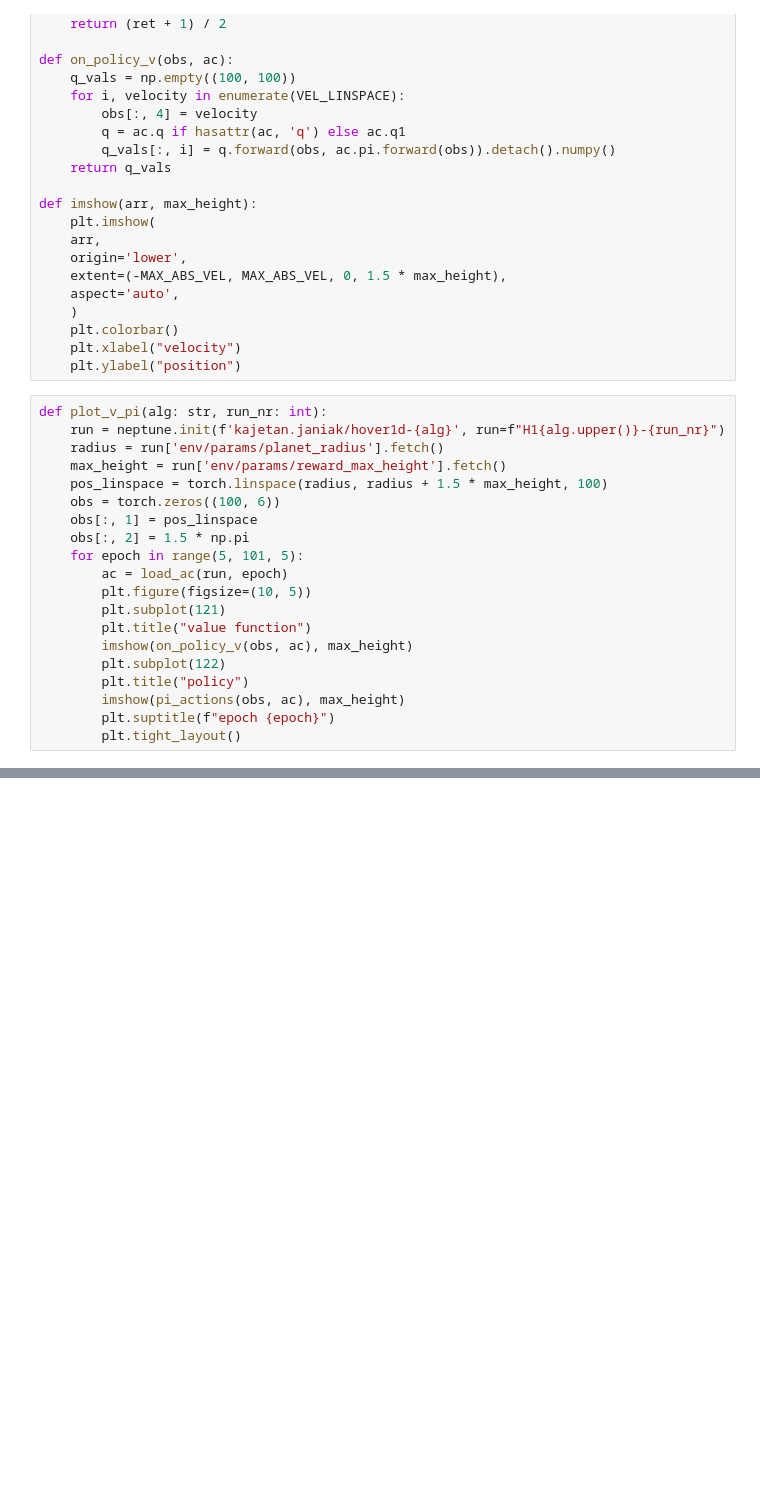
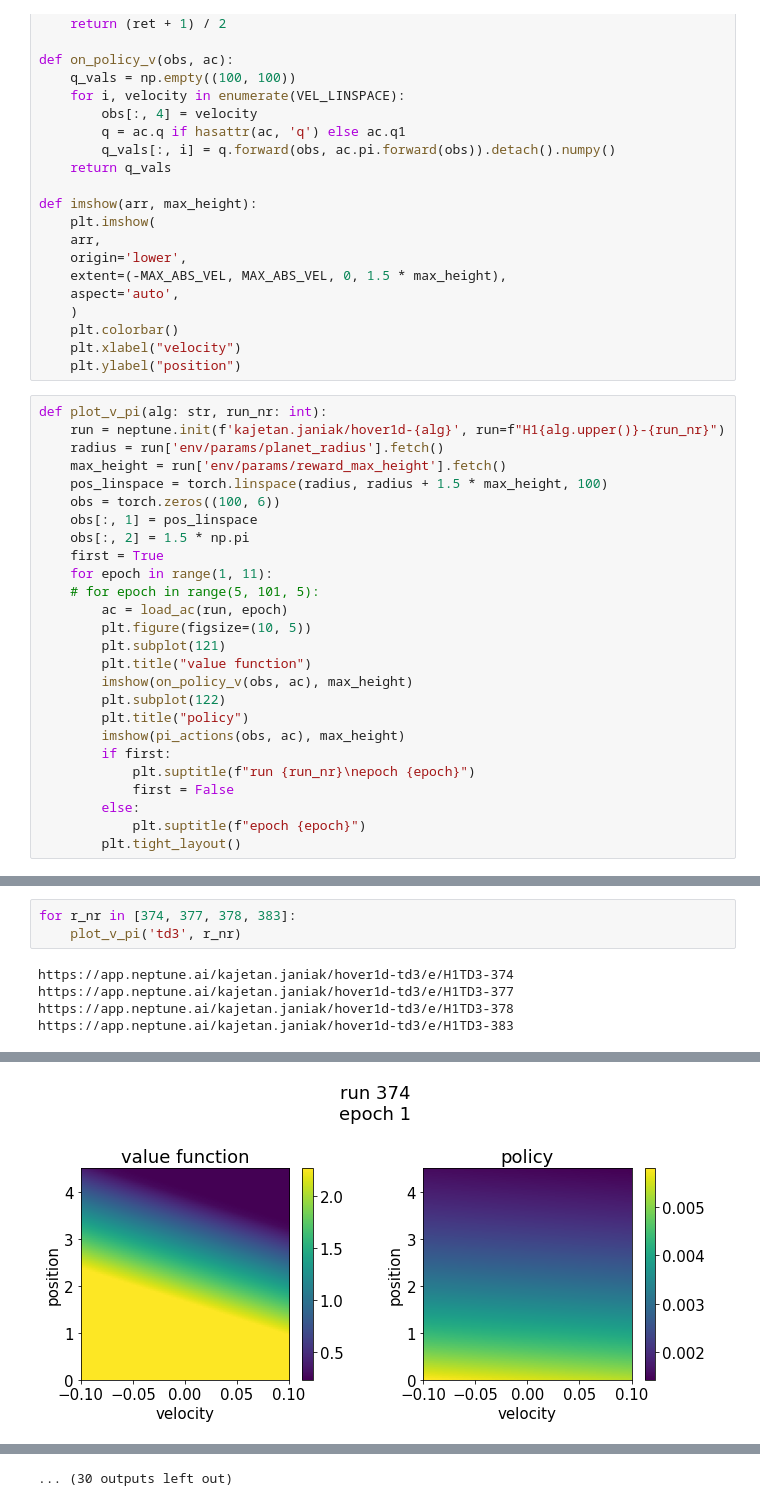
Before and after one commit to MIMUW-RL/space-gym, a Jupyter notebook: notebooks/ac_visualization.ipynb, the cells around one changed output, grey strips where cells are left out. Drawn from its saved outputs; the diff is of its cells as text; blank space fills up the shorter version.

Commit message:
first SAC experiments

```diff
--- a/notebooks/ac_visualization.ipynb
+++ b/notebooks/ac_visualization.ipynb
@@ -54,7 +54,9 @@ def plot_v_pi(alg: str, run_nr: int):
     obs = torch.zeros((100, 6))
     obs[:, 1] = pos_linspace
     obs[:, 2] = 1.5 * np.pi
-    for epoch in range(5, 101, 5):
+    first = True
+    for epoch in range(1, 11):
+    # for epoch in range(5, 101, 5):
         ac = load_ac(run, epoch)
         plt.figure(figsize=(10, 5))
         plt.subplot(121)
@@ -63,5 +65,9 @@ def plot_v_pi(alg: str, run_nr: int):
         plt.subplot(122)
         plt.title("policy")
         imshow(pi_actions(obs, ac), max_height)
-        plt.suptitle(f"epoch {epoch}")
+        if first:
+            plt.suptitle(f"run {run_nr}\nepoch {epoch}")
+            first = False
+        else:
+            plt.suptitle(f"epoch {epoch}")
         plt.tight_layout()
@@ -99,0 +74,8 @@ https://app.neptune.ai/kajetan.janiak/hover1d-td3/e/H1TD3-181
+# %%
+for r_nr in [374, 377, 378, 383]:
+    plot_v_pi('td3', r_nr)
+# %% [output]
+https://app.neptune.ai/kajetan.janiak/hover1d-td3/e/H1TD3-374
+https://app.neptune.ai/kajetan.janiak/hover1d-td3/e/H1TD3-377
+https://app.neptune.ai/kajetan.janiak/hover1d-td3/e/H1TD3-378
+https://app.neptune.ai/kajetan.janiak/hover1d-td3/e/H1TD3-383
@@ -99,0 +99 @@ https://app.neptune.ai/kajetan.janiak/hover1d-td3/e/H1TD3-181
+[figure, added]
@@ -99,0 +109 @@ https://app.neptune.ai/kajetan.janiak/hover1d-td3/e/H1TD3-181
+... (30 outputs left out)
```
Also changed, not shown: parts of 2 cells of this notebook, 1 other file.
